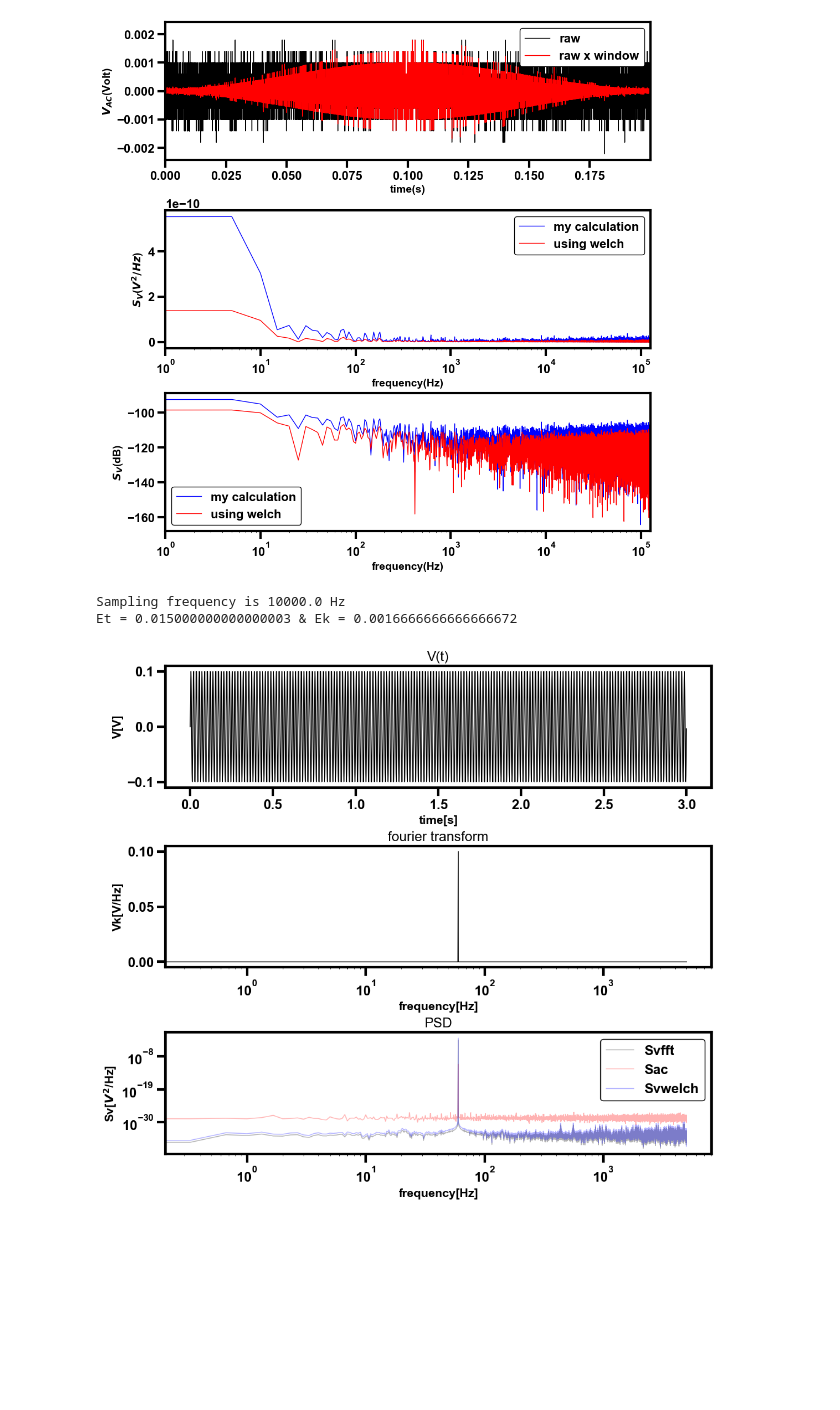
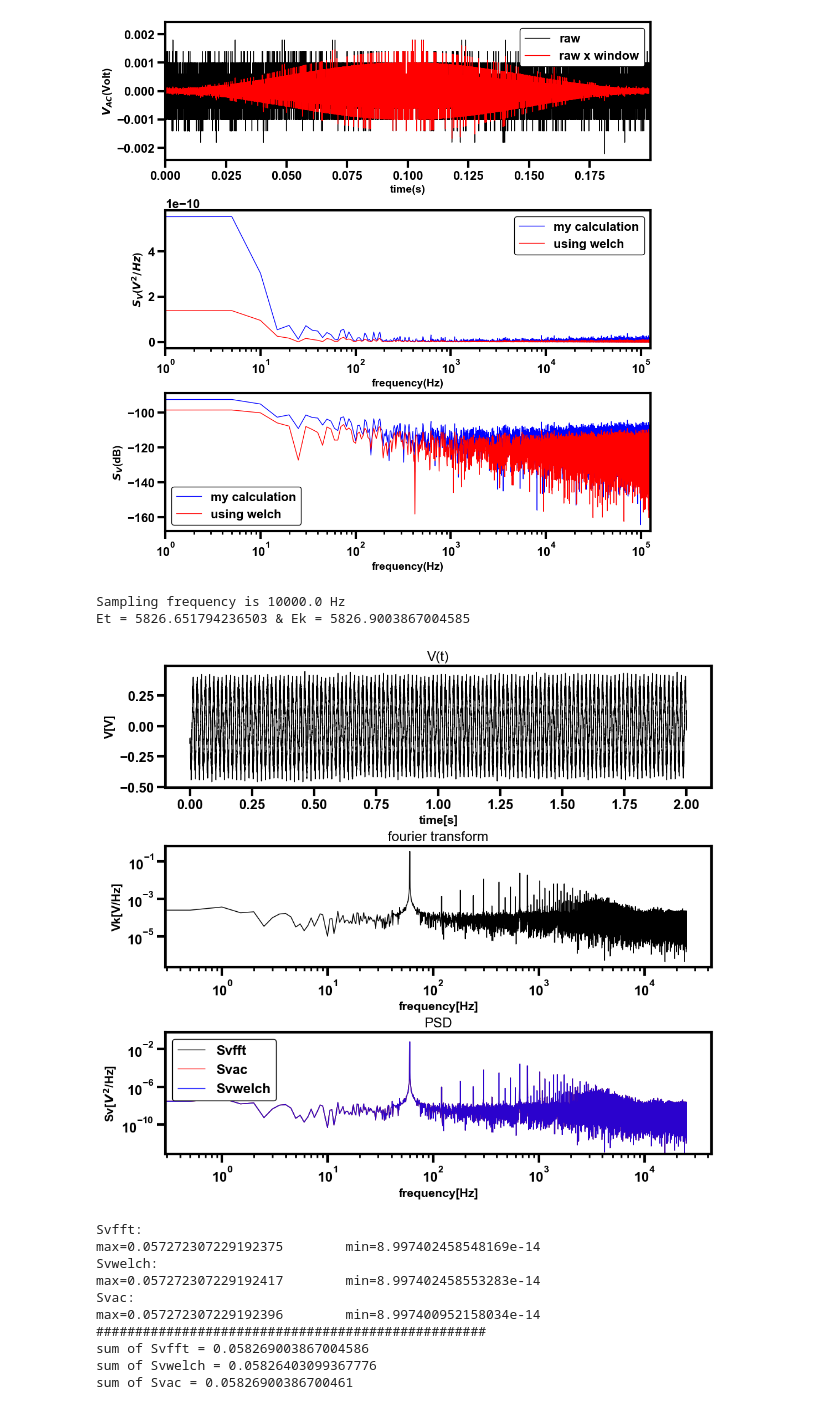
Before and after one commit to NikhilTilak/scripts, a Jupyter notebook: noise.ipynb, the cells around one changed output. Saved outputs shown, nothing was run; the diff lists cells and outputs as text; code cells hidden in the pictures; blank space fills up the shorter version.

```diff
--- a/noise.ipynb
+++ b/noise.ipynb
@@ -292,17 +292,38 @@ plt.show()
 # %% [output]
 [figure]
 # %%
-#Simulated signal
+#######################Simulated signal#######################################
 dt = 0.0001 # time step in s
-T = 3 # total time in s
+T = 2 # total time in s
 fs = int(1/dt) # sampling frequency in Hz
 N = int(T/dt) #number of points
 time = np.arange(0,T,dt) # time in seconds
 print(f"Sampling frequency is {1/dt} Hz")
 
-fnoise = 60 # noise frequency in Hz
-Anoise = 0.1 # noise amplitude
-V = Anoise*np.sin(2*np.pi* fnoise* time)
+fnoise_1 = 50 # noise frequency in Hz
+Anoise_1 = 1 # noise amplitude
+
+fnoise_2 = 120 # noise frequency in Hz
+Anoise_2 = 0.7 # noise amplitude
+
+V = Anoise_1*np.sin(2*np.pi* fnoise_1* time) + Anoise_2*np.sin(2*np.pi* fnoise_2* time)
+######################################################################################
+############### Signal from oscilloscope##############################################
+######################################################################################
+
+fp="./data/scope_7_1.csv"
+df=pd.read_csv(fp,header=0,sep=",",skiprows=1, names=["time", "voltage"])
+df.head()
+
+T = df["time"].max()-df["time"].min() # seconds
+N = df.shape[0]
+fs = int(N/T) # Hz
+dt = 1/fs
+time = df["time"].to_numpy() - df["time"].min()
+
+V = df["voltage"].to_numpy()
+#########################################################################################
+
 
 #Discrete Fourier transform of V
 Vk = np.absolute(fftshift(fft(V)))
@@ -312,16 +333,17 @@ fk = fftfreq(N,dt)
 fk = fk[:fk.size//2]
 
 # Energy calculation
-Et = np.sum(np.absolute(V)**2*dt)
-Ek = 0.5*np.sum(np.absolute(Vk)**2*(1/T))
+Et = np.sum(np.absolute(V)**2)
+Ek = np.sum(np.absolute(Vk)**2)*(N/2)
 
 print(f"Et = {Et} & Ek = {Ek}")
 
 #PSD from FFT
-Svfft = (1/T)*np.absolute(Vk)**2
+Svfft = (1/2)*np.absolute(Vk)**2
 
 #PSD from welch
-fwelch, Swelch = welch(V, fs=fs, window='boxcar', nperseg=N, noverlap=0, return_onesided=True, scaling='density', axis=-1)
+fwelch, Svwelch = welch(V, fs=fs, window='boxcar', nperseg=N, noverlap=0, return_onesided=True, scaling='density', axis=-1)
+Svwelch = (1/2)*Svwelch
 
 # PSD from autocorrelation
 def correlation_nik_vectorized(V1, V2):
@@ -332,39 +354,62 @@ def correlation_nik_vectorized(V1, V2):
     cor = np.zeros(n)
     for lag in lags:
         cor[lag] = V1.dot(V2doubled[lag:lag+n])
+    cor = cor/n
     return cor
 
+
 ac = correlation_nik_vectorized(V,V)
-Sac = np.absolute(fft(ac))
-Sac = 2*Sac[:Sac.size//2]
-Sac = Sac/(N**2*fs**2)
+Svac = np.absolute(fftshift(fft(ac)))
+Svac = Svac[Svac.size//2:]
+Svac = Svac/fs
 
 #plot
 fig, (ax1,ax2, ax3) = plt.subplots(3,1, figsize=(10,9), constrained_layout=True)
 
 ax1.plot(time, V)
 ax1.set_xlabel("time[s]")
 ax1.set_ylabel("V[V]")
 ax1.set_title("V(t)")
 
 ax2.plot(fk, Vk)
 ax2.set_xlabel("frequency[Hz]")
 ax2.set_ylabel("Vk[V/Hz]")
 ax2.set_title("fourier transform")
 ax2.set_xscale('log')
+ax2.set_yscale('log')
 
 
-ax3.plot(fk, Svfft, alpha=0.3, label = "Svfft")
-ax3.plot(fk, Sac, alpha=0.3, label = "Sac")
-ax3.plot(fwelch,Swelch, alpha=0.3, label = "Svwelch")
+ax3.plot(fk, Svfft, alpha=0.8, label = "Svfft")
+ax3.plot(fk, Svac, alpha=0.8, label = "Svac")
+ax3.plot(fwelch, Svwelch, alpha=0.8, label = "Svwelch")
 ax3.set_xlabel("frequency[Hz]")
 ax3.set_ylabel("Sv[$V^2$/Hz]")
 ax3.set_title("PSD")
+ax3.set_ylim(Svwelch[10:].min()*0.9,Svwelch[10:].max()*10)
 ax3.set_xscale('log')
 ax3.set_yscale('log')
 ax3.legend()
+
 plt.show()
+
+print(f"Svfft:\nmax={(Svfft.max())}\tmin={(Svfft[10:].min())}")
+print(f"Svwelch:\nmax={(Svwelch.max())}\tmin={(Svwelch[10:].min())}")
+print(f"Svac:\nmax={(Svac.max())}\tmin={(Svac[10:].min())}")
+print(50*'#')
+print(f"sum of Svfft = {np.sum(Svfft)}")
+print(f"sum of Svwelch = {np.sum(Svwelch)}")
+print(f"sum of Svac = {np.sum(Svac)}")
 # %% [output]
 Sampling frequency is 10000.0 Hz
-Et = 0.015000000000000003 & Ek = 0.0016666666666666672
+Et = 5826.651794236503 & Ek = 5826.9003867004585
-[figure, old version]
+[figure, new version]
+Svfft:
+max=0.057272307229192375        min=8.997402458548169e-14
+Svwelch:
+max=0.057272307229192417        min=8.997402458553283e-14
+Svac:
+max=0.057272307229192396        min=8.997400952158034e-14
+##################################################
+sum of Svfft = 0.058269003867004586
+sum of Svwelch = 0.05826403099367776
+sum of Svac = 0.05826900386700461
```
Also changed, not shown: 1 other file.
